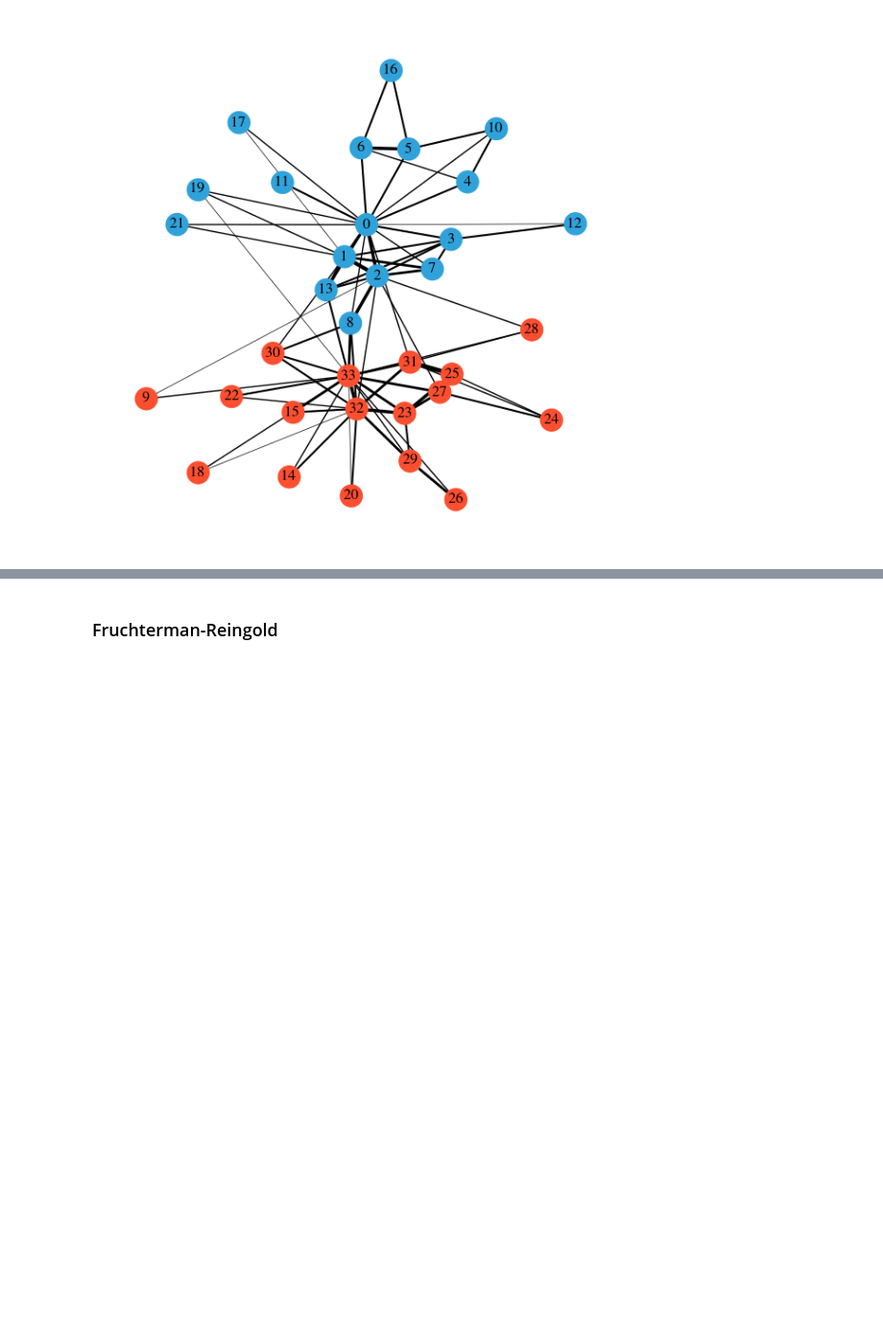
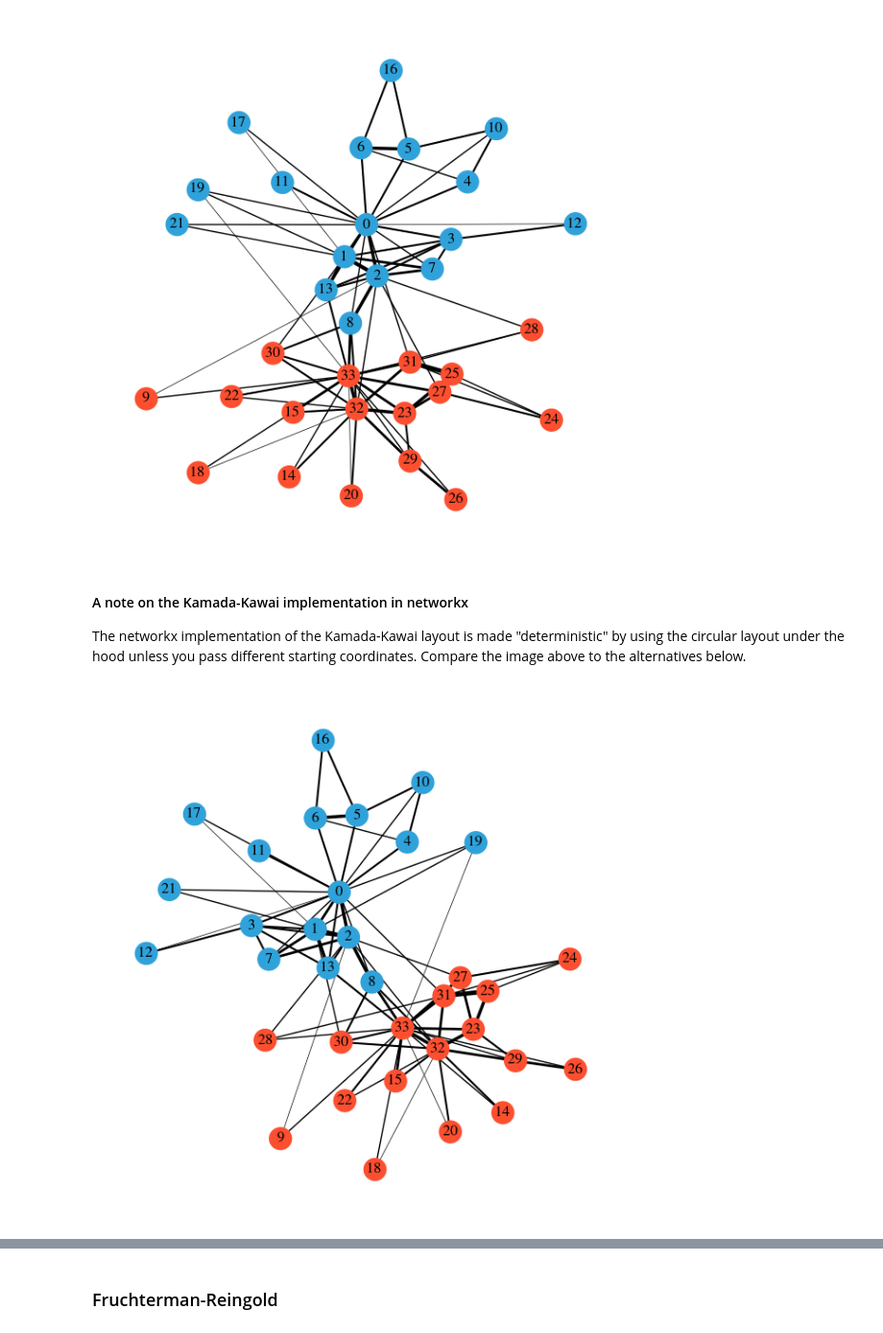
Before and after one commit to telos-lab/infoviz, a Jupyter notebook: notebooks/networks.ipynb, the cells around one changed output, grey strips where cells are left out. Shown at 96% size. Saved outputs shown, nothing was run; the diff lists cells and outputs as text; code cells hidden in the pictures; blank space fills up the shorter version.

Commit message:
Add note on Kamada-Kawai seeding.

```diff
--- a/notebooks/networks.ipynb
+++ b/notebooks/networks.ipynb
@@ -98,3 +98,20 @@ plt.tight_layout()
 plt.savefig("../figures/graph_karate_kk.pdf", transparent=True, bbox_inches="tight")
 # %% [output]
 [figure]
+# %% [markdown]
+#### A note on the Kamada-Kawai implementation in networkx
+The networkx implementation of the Kamada-Kawai layout is made "deterministic" by using the circular layout under the hood unless you pass different starting coordinates. Compare the image above to the alternatives below.
+# %%
+np.random.seed(42)
+pos1_kk_start = nx.fruchterman_reingold_layout(G, weight="weight")
+pos1_kk = nx.kamada_kawai_layout(G, pos=pos1_kk_start, weight="inv_weight")
+np.random.seed(41)
+pos2_kk_start = nx.fruchterman_reingold_layout(G, weight="weight")
+pos2_kk = nx.kamada_kawai_layout(G, pos=pos2_kk_start, weight="inv_weight")
+# %%
+fig, ax = plt.subplots(figsize=(6,6))
+nx.draw_networkx(G, pos=pos1_kk, node_color=node_colors, width=edge_weights)
+ax.set_axis_off()
+plt.tight_layout()
+# %% [output]
+[figure, added]
```
Also changed, not shown: parts of 9 cells of this notebook, 20 other files.
